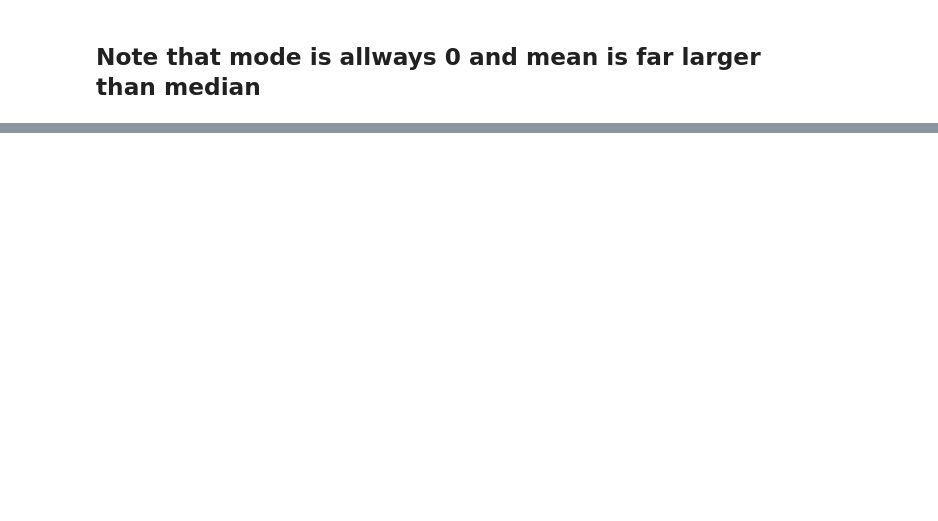
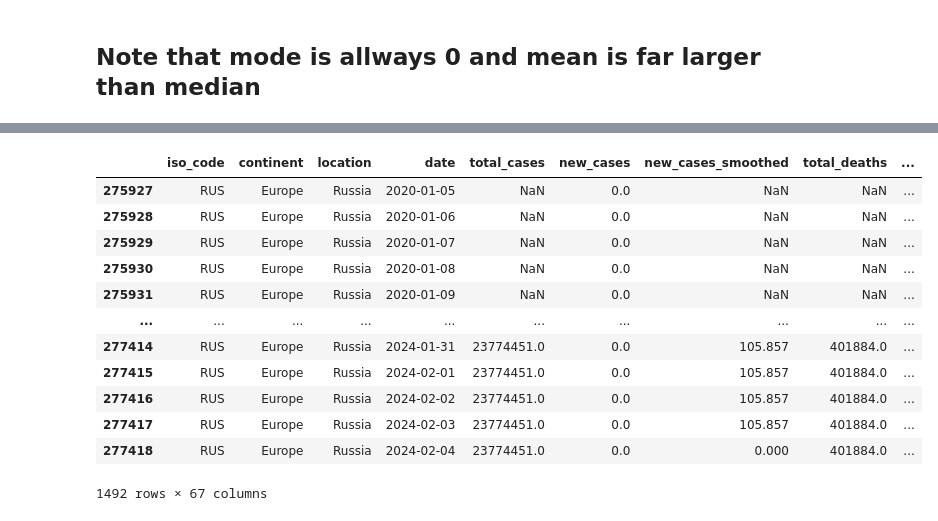
Before and after one commit to aiwayemi/Group-1, a Jupyter notebook: Project Stage - II_Kevin_Hayes.ipynb, the cells around one changed output, grey strips where cells are left out. Cells and saved outputs as stored; diff of their text form; code cells hidden in the pictures; blank space fills up the shorter version.

```diff
--- a/Project Stage - II_Kevin_Hayes.ipynb
+++ b/Project Stage - II_Kevin_Hayes.ipynb
@@ -183,0 +179,18 @@ Presentation 3: Group 3
+# %%
+country_data = pd.read_csv("./Country_Data/owid-covid-data.csv")
+
+country_data[country_data["location"] == "Russia"]
+# %% [output]
+|  | iso_code | continent | location | date | total_cases | new_cases | new_cases_smoothed | total_deaths | ... |
+| 275927 | RUS | Europe | Russia | 2020-01-05 | NaN | 0.0 | NaN | NaN | ... |
+| 275928 | RUS | Europe | Russia | 2020-01-06 | NaN | 0.0 | NaN | NaN | ... |
+| 275929 | RUS | Europe | Russia | 2020-01-07 | NaN | 0.0 | NaN | NaN | ... |
+| 275930 | RUS | Europe | Russia | 2020-01-08 | NaN | 0.0 | NaN | NaN | ... |
+| 275931 | RUS | Europe | Russia | 2020-01-09 | NaN | 0.0 | NaN | NaN | ... |
+| ... | ... | ... | ... | ... | ... | ... | ... | ... | ... |
+| 277414 | RUS | Europe | Russia | 2024-01-31 | 23774451.0 | 0.0 | 105.857 | 401884.0 | ... |
+| 277415 | RUS | Europe | Russia | 2024-02-01 | 23774451.0 | 0.0 | 105.857 | 401884.0 | ... |
+| 277416 | RUS | Europe | Russia | 2024-02-02 | 23774451.0 | 0.0 | 105.857 | 401884.0 | ... |
+| 277417 | RUS | Europe | Russia | 2024-02-03 | 23774451.0 | 0.0 | 105.857 | 401884.0 | ... |
+| 277418 | RUS | Europe | Russia | 2024-02-04 | 23774451.0 | 0.0 | 0.000 | 401884.0 | ... |
+1492 rows × 67 columns
```
Also changed, not shown: parts of 10 cells of this notebook, 1 other file.
